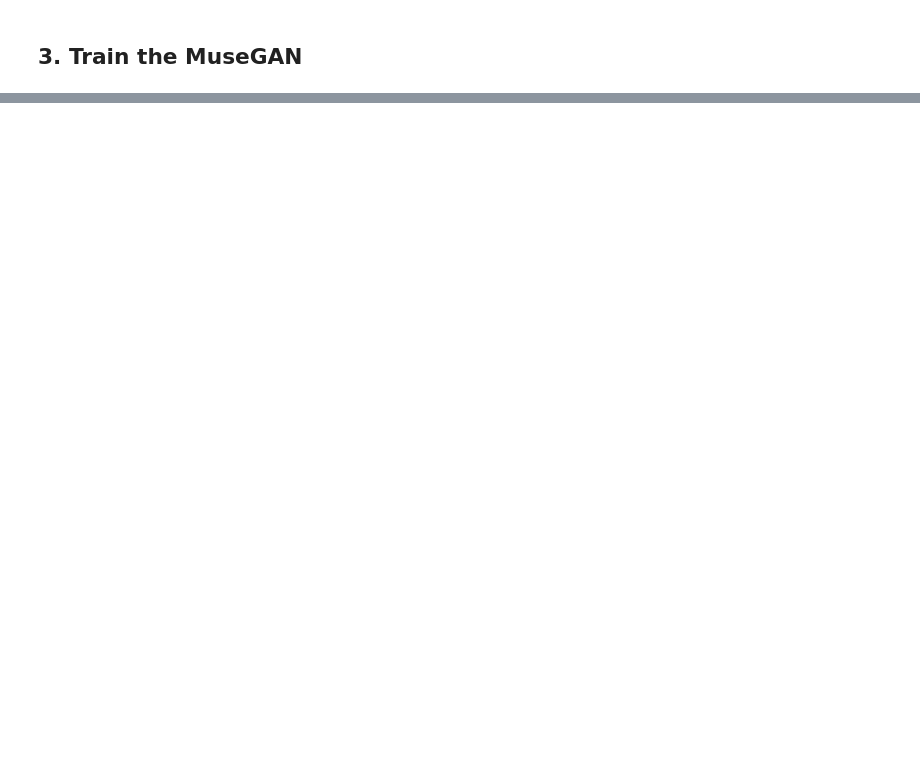
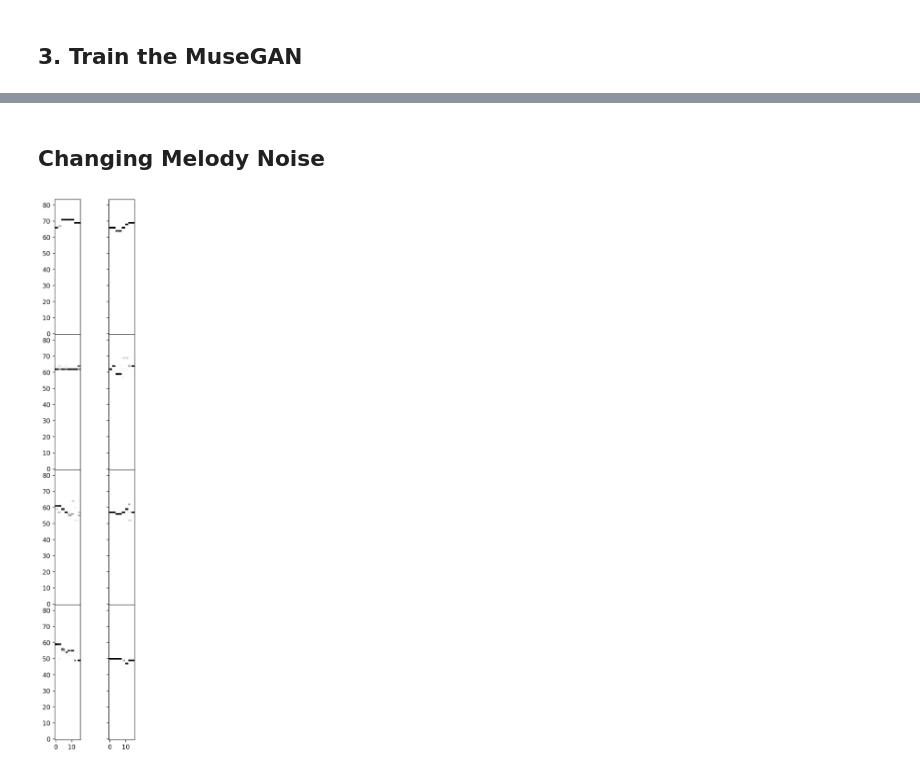
Before and after one commit to davidADSP/Generative_Deep_Learning_2nd_Edition, a Jupyter notebook: notebooks/music/bach-chorales/train.ipynb, the cells around one changed output, grey strips where cells are left out. Cells and saved outputs as stored; diff of their text form; code cells hidden in the pictures; blank space fills up the shorter version.

```diff
--- a/notebooks/music/bach-chorales/train.ipynb
+++ b/notebooks/music/bach-chorales/train.ipynb
@@ -413,0 +488,16 @@ display(imgs, cmap = None)
+# %% [markdown]
+## Changing Melody Noise
+# %%
+melody_random_latent_vectors_2 = np.copy(melody_random_latent_vectors)
+melody_random_latent_vectors_2[:,0,:] = np.random.normal(size=(num_scores, Z_DIM))
+
+random_latent_vectors_4 = [chords_random_latent_vectors
+                             , style_random_latent_vectors
+                             , melody_random_latent_vectors_2
+                             , groove_random_latent_vectors]
+generated_music_4 = generator(random_latent_vectors_4)
+generated_music_4 = generated_music_4.numpy()
+draw_score(generated_music_4, 0)
+notes_to_midi(generated_music_4, N_BARS, N_TRACKS, N_STEPS_PER_BAR, filename = "output_midi_melody_changed")
+# %% [output]
+[figure, added]
```
Also changed, not shown: parts of 27 cells of this notebook, 8 other files.
